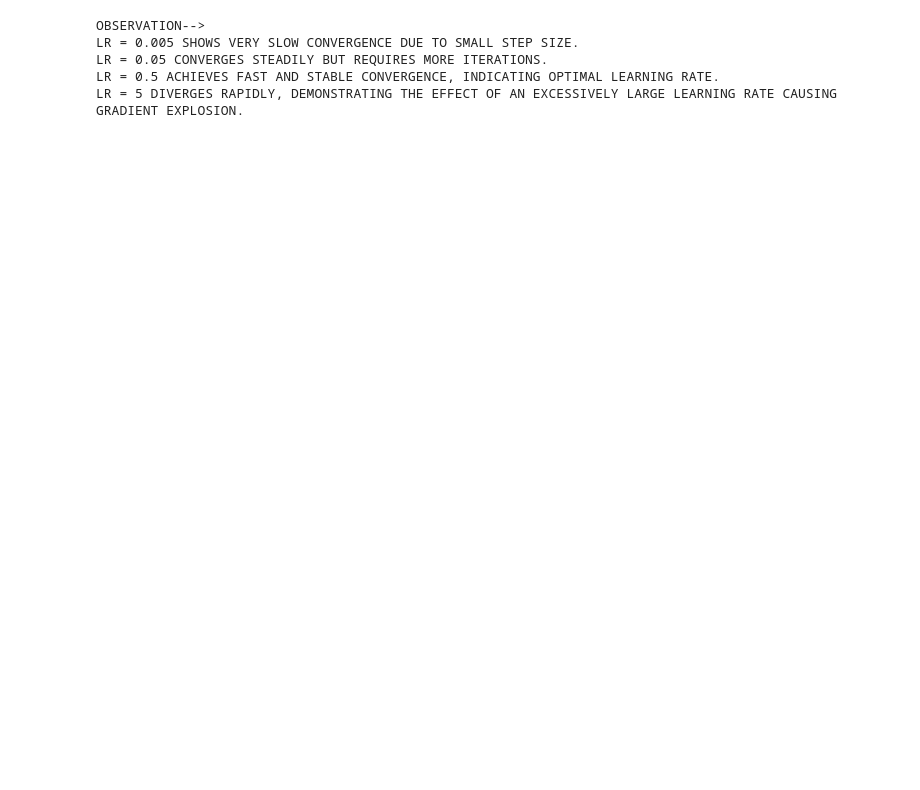
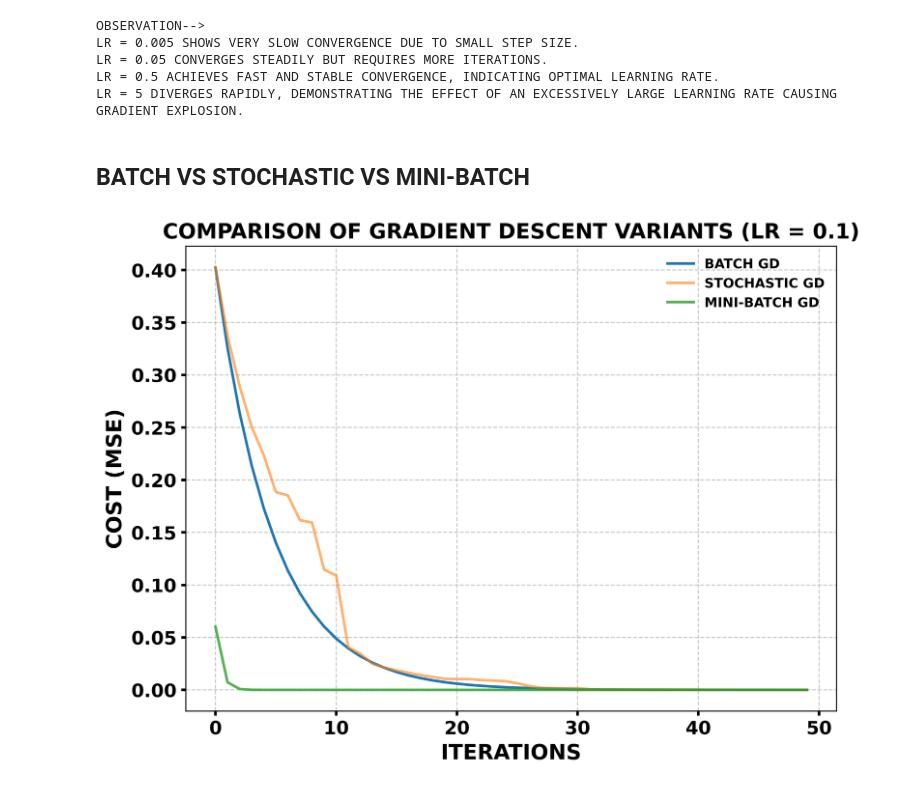
Before and after one commit to DaRkSouL36/Linear-Regression, a Jupyter notebook: LinearRegression.ipynb, the cells around one changed output. Drawn from its saved outputs; the diff is of its cells as text; code cells hidden in the pictures; blank space fills up the shorter version.

Commit message:
BATCH VS STOCHASTIC VS MINI-BATCH COMPARISON

```diff
--- a/LinearRegression.ipynb
+++ b/LinearRegression.ipynb
@@ -161,7 +161,7 @@ class LinearRegression:
                 Y_i = y[idx]
 
                 prediction = self.weights * X_i + self.bias
-                error = prediction - y_i
+                error = prediction - Y_i
 
                 dw = error * X_i
                 db = error
@@ -360,3 +360,40 @@ LR = 0.005 SHOWS VERY SLOW CONVERGENCE DUE TO SMALL STEP SIZE.
 LR = 0.05 CONVERGES STEADILY BUT REQUIRES MORE ITERATIONS.
 LR = 0.5 ACHIEVES FAST AND STABLE CONVERGENCE, INDICATING OPTIMAL LEARNING RATE.
 LR = 5 DIVERGES RAPIDLY, DEMONSTRATING THE EFFECT OF AN EXCESSIVELY LARGE LEARNING RATE CAUSING GRADIENT EXPLOSION.
+# %% [markdown]
+## BATCH VS STOCHASTIC VS MINI-BATCH
+# %%
+# TRAINING WITH DIFFERENT METHODS
+# USING LR=0.1 FOR STABILITY ACROSS METHODS
+
+model_batch = LinearRegression(learning_rate=0.1, iterations=50)
+_, _, batch_cost = model_batch.train(X, y, method='batch')
+
+model_sgd = LinearRegression(learning_rate=0.1, iterations=50)
+_, _, sgd_cost = model_sgd.train(X, y, method='stochastic')
+
+model_mini = LinearRegression(learning_rate=0.1, iterations=50)
+_, _, mini_cost = model_mini.train(X, y, method='minibatch', batch_size=10)
+
+# PLOTTING COMPARISON
+plt.figure(figsize=(8, 6), dpi=500)
+
+plt.plot(batch_cost, label="BATCH GD", linewidth=2)
+plt.plot(sgd_cost, label="STOCHASTIC GD", linewidth=2, alpha=0.6)
+plt.plot(mini_cost, label="MINI-BATCH GD", linewidth=2, alpha=0.8)
+
+plt.title("COMPARISON OF GRADIENT DESCENT VARIANTS (LR = 0.1)", fontsize=16, fontweight='bold')
+plt.xlabel("ITERATIONS", fontsize=16, fontweight='bold')
+plt.ylabel("COST (MSE)", fontsize=16, fontweight='bold')
+
+plt.tick_params(axis='both', which='major', labelsize=14, width=2)
+for label in plt.gca().get_xticklabels() + plt.gca().get_yticklabels():
+    label.set_fontweight('bold')
+
+plt.grid(True, linestyle='--', alpha=0.7)
+plt.legend(fontsize=16, frameon=False, prop={'weight': 'bold'})
+
+plt.tight_layout()
+plt.show()
+# %% [output]
+[figure, added]
```
